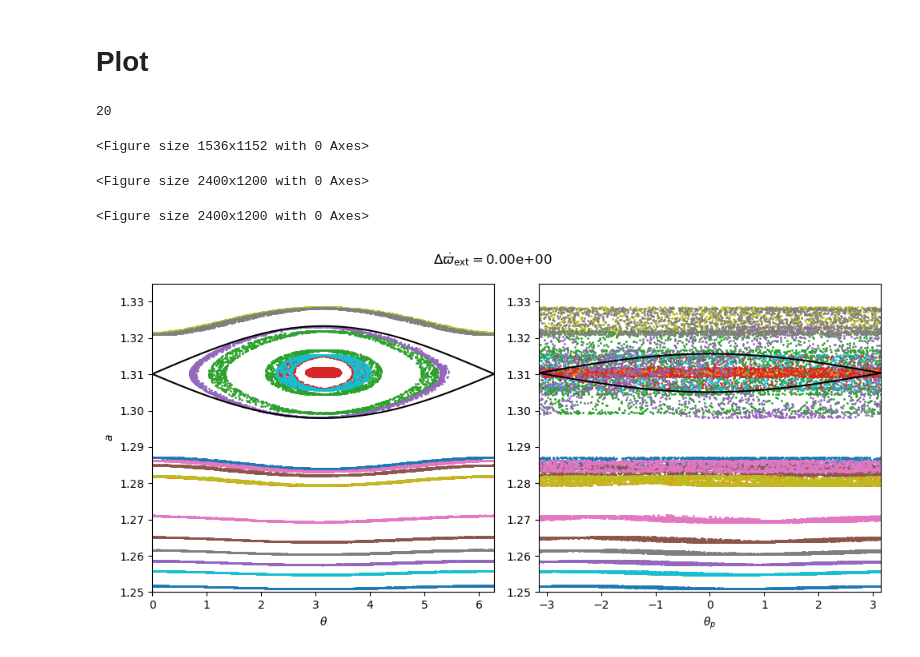
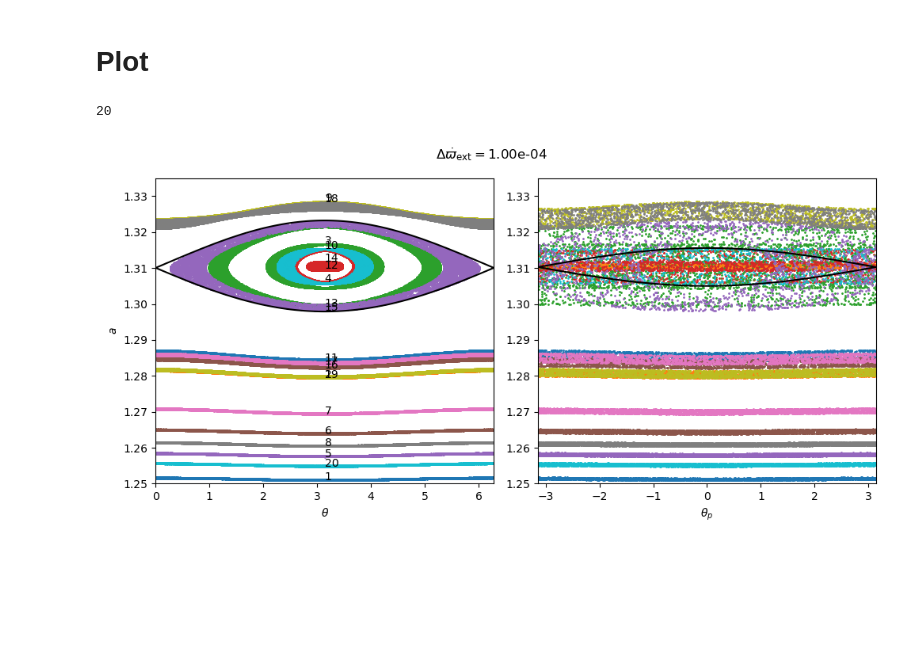
Before and after one commit to jtlaune/wc-apsidal-precession, a Jupyter notebook: paper-2-separatrix.ipynb, the cells around one changed output. Drawn from its saved outputs; the diff is of its cells as text; code cells hidden in the pictures; blank space fills up the shorter version.

```diff
--- a/paper-2-separatrix.ipynb
+++ b/paper-2-separatrix.ipynb
@@ -694,7 +694,7 @@ a0vals = [1.25088549, 1.27934443, 1.31671116, 1.30602109, 1.25747691,
 # %%
 k_sel = -0.06
 T_INTEG = 5e4
-params[omp] =0
-params[om]  = 0 #params[omp] * alpha0val**3.5
+params[omp] =2e-4
+params[om]  = 1e-4 #params[omp] * alpha0val**3.5
 print(params[omp]-params[om])
 # %% [output]
@@ -1123,15 +1135,18 @@ def get_sections(a0val, kval, th0val, pom0val):
     else:
         d["t_2pi"] = None
 
-    return d
+    return d, sol
 # %%
 runs = {}
+sols = {}
 for i in range(N_runs):
     a0val = a0vals[i]
     th0val = th0vals[i]
     print(i)
     try:
-        runs[(a0val, k_sel)] = get_sections(a0val, k_sel, th0val, pom0val)
+        _ = get_sections(a0val, k_sel, th0val, pom0val)
+        runs[(a0val, k_sel)] = _[0]
+        sols[(a0val, k_sel)] = _[1]
     except ValueError:
         pass
 # %% [output]
@@ -1158,44 +1173,48 @@ for i in range(N_runs):
 # %% [markdown]
 # Plot
 # %%
-#%matplotlib widget
-%matplotlib inline
+%matplotlib widget
+#%matplotlib inline
 plt.clf()
 plt.figure(figsize=(10,5))
 print(len(runs))
 H_sep_val, _ = H_sep_val_func(k_sel)
 jit = 0
 for a0val, kval in runs.keys():
     c = plt.rcParams['axes.prop_cycle'].by_key()['color'][jit%len(plt.rcParams['axes.prop_cycle'].by_key()['color'])]
     jit += 1
     plt.subplot(1,2,1)
-    try:
-        plt.scatter(runs[(a0val,kval)]["t_2pi"][1],runs[(a0val,kval)]["t_2pi"][0],s=1,c=c)
-    except:
-        pass
+    sol = sols[(a0val,kval)]
+    _a = sol.y[0,:]**(-2./3)
+    _thp = (sol.y[3,:]) %(2*npy.pi)
+    _th = (sol.y[3,:] + sol.t*params[omp] - sol.y[2,:]) % (2*npy.pi)
+    plt.scatter(_th,_a,s=1,c=c)
+    plt.text(_th[0],_a[0],jit)
+    #try:
+    #   plt.scatter(runs[(a0val,kval)]["t_2pi"][1],runs[(a0val,kval)]["t_2pi"][0],s=1,c=c)
+    #   plt.text(runs[(a0val,kval)]["t_2pi"][1][0],runs[(a0val,kval)]["t_2pi"][0][0],jit)
+    #except:
+    #    pass
     plt.subplot(1,2,2)
     try:
         plt.scatter((runs[(a0val,kval)]["t_2pi"][2]+npy.pi)%(2*npy.pi)-npy.pi,runs[(a0val,kval)]["t_2pi"][0],s=1,c=c)
         #plt.scatter((runs[(a0val,kval)]["phi_canon"][2]+npy.pi)%(2*npy.pi),runs[(a0val,kval)]["phi_canon"][0],s=1)
     except:
         pass
     #plt.scatter(runs[(a0val,kval)][4]*npy.cos(runs[(a0val,kval)][1]),runs[(a0val,kval)][4]*npy.sin(runs[(a0val,kval)][1]),s=1)
 plt.subplot(1,2,1)
 plt.ylim(1.25,1.335)
 plt.xlabel(r"$\theta$")
 plt.ylabel(r"$a$")
 plt.contour(th_dom,a_dom,H_dom,levels=[H_sep_val],colors="k")
 plt.subplot(1,2,2)
 plt.ylim(1.25,1.335)
 plt.xlabel(r"$\theta_p$")
 plt.contour(thp_dom,a_dom,H_p_a_th_sel_func(thp_dom,a_dom),levels=[H_p_sep_val_sel],colors="k")
 #plt.plot([0,2*npy.pi],[a_func_ek(0,k_sel),a_func_ek(0,k_sel)],c="k",ls="--")
 plt.suptitle(r"$\Delta\dot\varpi_{\rm ext}=$"+f"{params[omp]-params[om]:0.2e}")
 #plt.suptitle(r"$\omega_p=$"+f"{params[omp]:0.2e}\n"+r"$\omega=$"+f"{params[om]:0.2e}")
 plt.tight_layout()
 # %% [output]
 20
-<Figure size 1536x1152 with 0 Axes>
-<Figure size 2400x1200 with 0 Axes>
-<Figure size 2400x1200 with 0 Axes>
-[figure, old version]
+[figure, new version]
```
Also changed, not shown: parts of 11 cells of this notebook, 1 other file.
